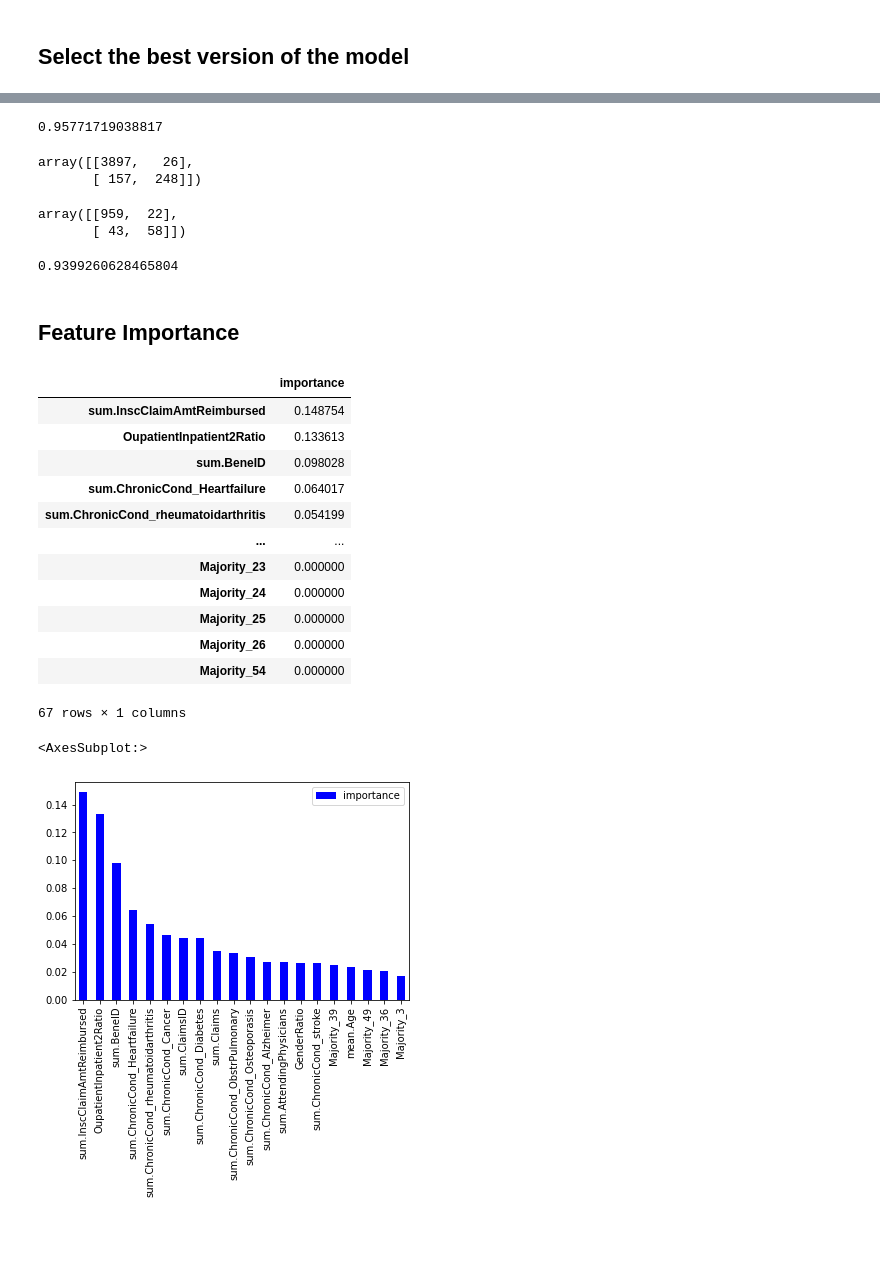
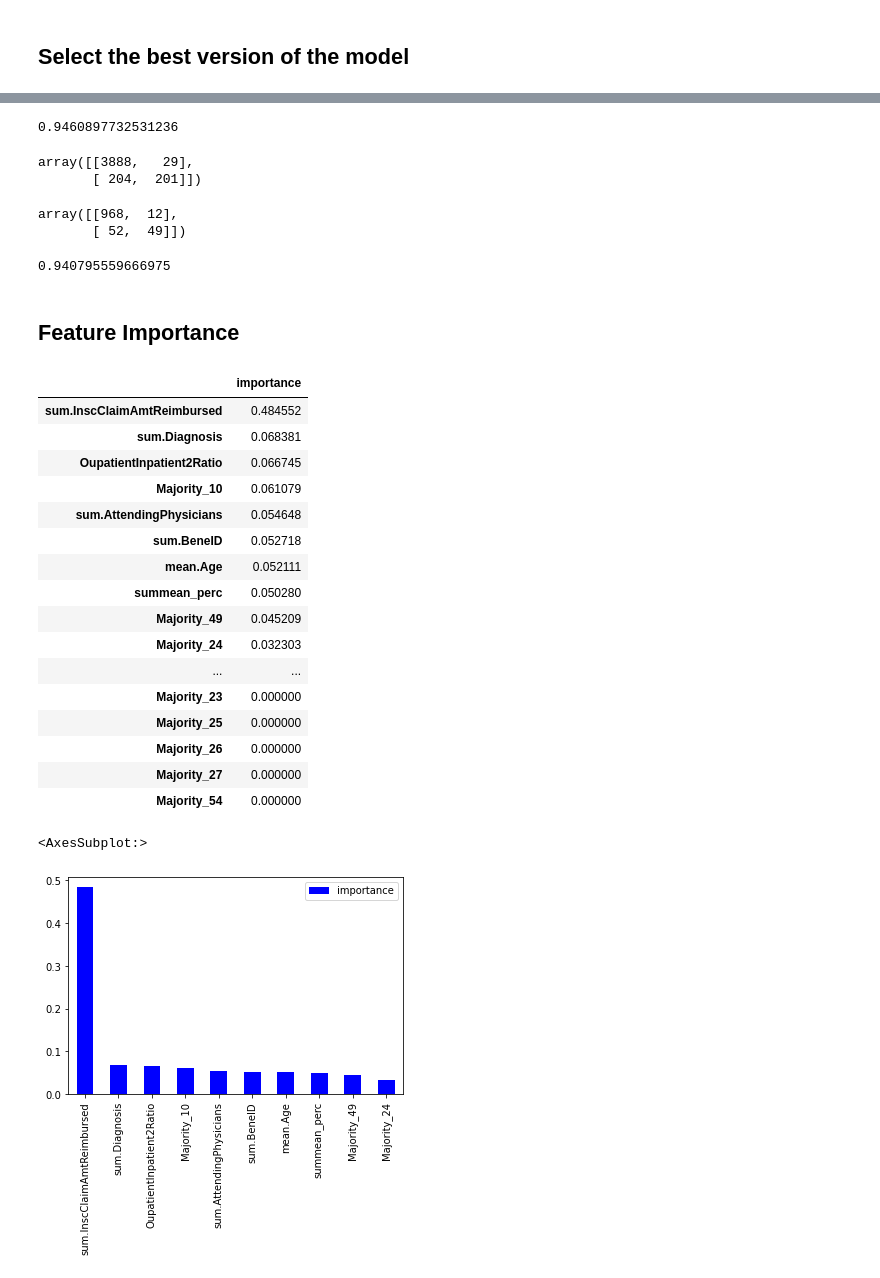
Before and after one commit to JanRuffian/HealthcareFraud, a Jupyter notebook: models/FINAL_model_XGBoost.ipynb, the cells around one changed output, grey strips where cells are left out. Saved outputs shown, nothing was run; the diff lists cells and outputs as text; code cells hidden in the pictures; blank space fills up the shorter version.

```diff
--- a/models/FINAL_model_XGBoost.ipynb
+++ b/models/FINAL_model_XGBoost.ipynb
@@ -15,3 +12,10 @@ y=HealthData[['PotentialFraud2']]
+# %%
+X=HealthData.drop(['PotentialFraud2','Majority', 'Majority_1',
+                  'GenderRatio', 'sum.ChronicCond_Heartfailure', 'sum.ChronicCond_stroke','sum.ChronicCond_ObstrPulmonary',
+                   'sum.ChronicCond_rheumatoidarthritis', 'sum.ChronicCond_Cancer', 'sum.ChronicCond_Heartfailure', 'sum.ChronicCond_Alzheimer',
+                  'sum.ChronicCond_Osteoporasis', 'sum.ChronicCond_Diabetes', 'sum.Claims', 'sum.ClaimsID', 'sum.States', 'BothServices',
+                   'Inpatient', 'Outpatient', 'DistinctServices'], axis=1)
+y=HealthData[['PotentialFraud2']]
 # %% [markdown]
 ## Create testing and training sets
 # %%
@@ -72,7 +116,7 @@ xgb_best.score(X_test, y_test)
 xgb = XGBClassifier(n_estimators =40,
                     max_depth=7,
                     learning_rates=0.001,
-                    colsample_bytree=0.8,
+                    colsample_bytree=1,
                     gamma=5,
                     random_state=42)
 
@@ -99,22 +143,22 @@ XGBClassifier(base_score=0.5, booster='gbtree', colsample_bylevel=1,
 # %%
 xgb_best.score(X_train, y_train)
 # %% [output]
-0.95771719038817
+0.9460897732531236
 # %%
 from sklearn.metrics import confusion_matrix
 confusion_matrix(y_train, xgb_best.predict(X_train))
 # %% [output]
-array([[3897,   26],
-       [ 157,  248]])
+array([[3888,   29],
+       [ 204,  201]])
 # %%
 confusion_matrix(y_test, xgb_best.predict(X_test))
 # %% [output]
-array([[959,  22],
-       [ 43,  58]])
+array([[968,  12],
+       [ 52,  49]])
 # %%
 xgb_best.score(X_test, y_test)
 # %% [output]
-0.9399260628465804
+0.940795559666975
 # %% [markdown]
 ## Feature Importance
 # %%
@@ -124,20 +168,24 @@ relative_importances = pd.DataFrame(index=feature_list, data=feature_importances
 relative_importances.sort_values(by="importance", ascending=False)
 # %% [output]
 |  | importance |
-| sum.InscClaimAmtReimbursed | 0.148754 |
-| OupatientInpatient2Ratio | 0.133613 |
-| sum.BeneID | 0.098028 |
-| sum.ChronicCond_Heartfailure | 0.064017 |
-| sum.ChronicCond_rheumatoidarthritis | 0.054199 |
+| sum.InscClaimAmtReimbursed | 0.484552 |
+| sum.Diagnosis | 0.068381 |
+| OupatientInpatient2Ratio | 0.066745 |
+| Majority_10 | 0.061079 |
+| sum.AttendingPhysicians | 0.054648 |
+| sum.BeneID | 0.052718 |
+| mean.Age | 0.052111 |
+| summean_perc | 0.050280 |
+| Majority_49 | 0.045209 |
+| Majority_24 | 0.032303 |
 | ... | ... |
 | Majority_23 | 0.000000 |
-| Majority_24 | 0.000000 |
 | Majority_25 | 0.000000 |
 | Majority_26 | 0.000000 |
+| Majority_27 | 0.000000 |
 | Majority_54 | 0.000000 |
-67 rows × 1 columns
 # %%
-relative_importances.sort_values(by="importance", ascending=False).head(20).plot.bar(color='b')
+relative_importances.sort_values(by="importance", ascending=False).head(10).plot.bar(color='b')
 # %% [output]
 <AxesSubplot:>
-[figure, old version]
+[figure, new version]
```
Also changed, not shown: parts of 5 cells of this notebook.
